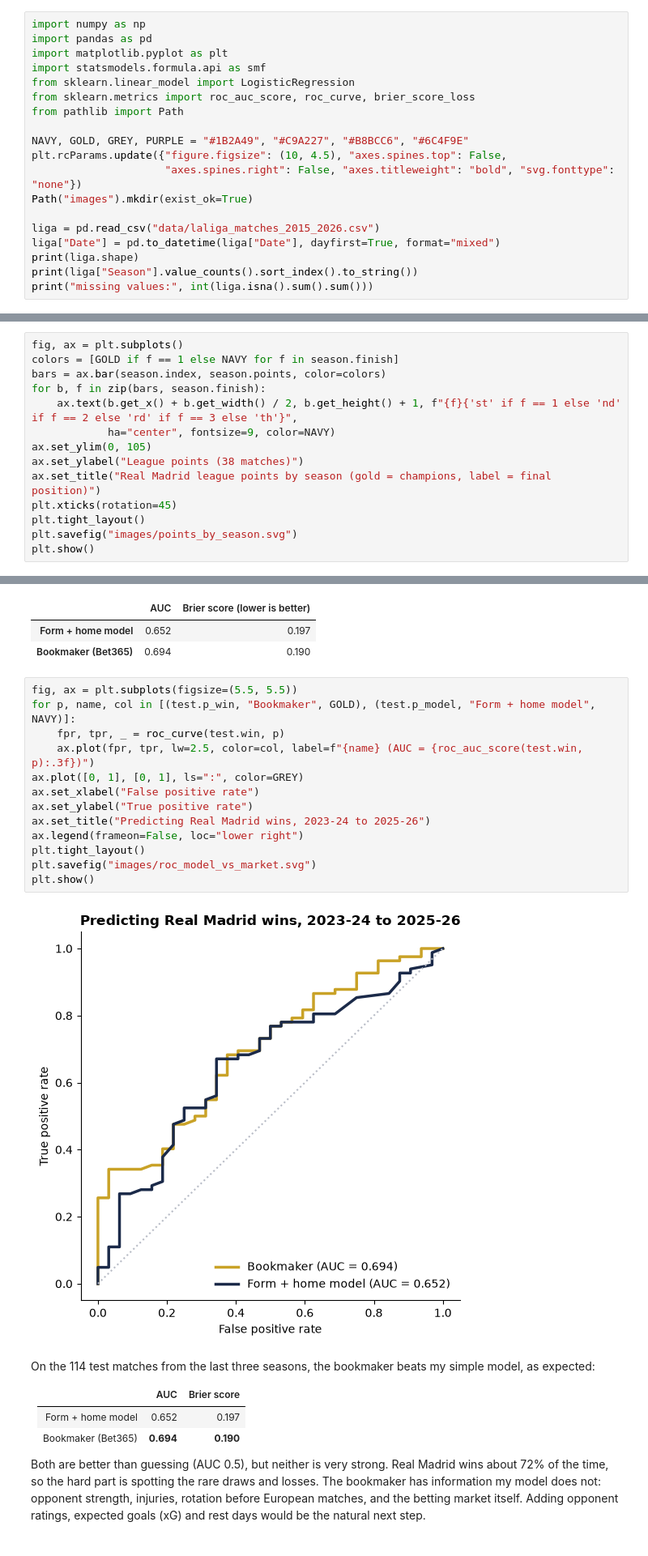
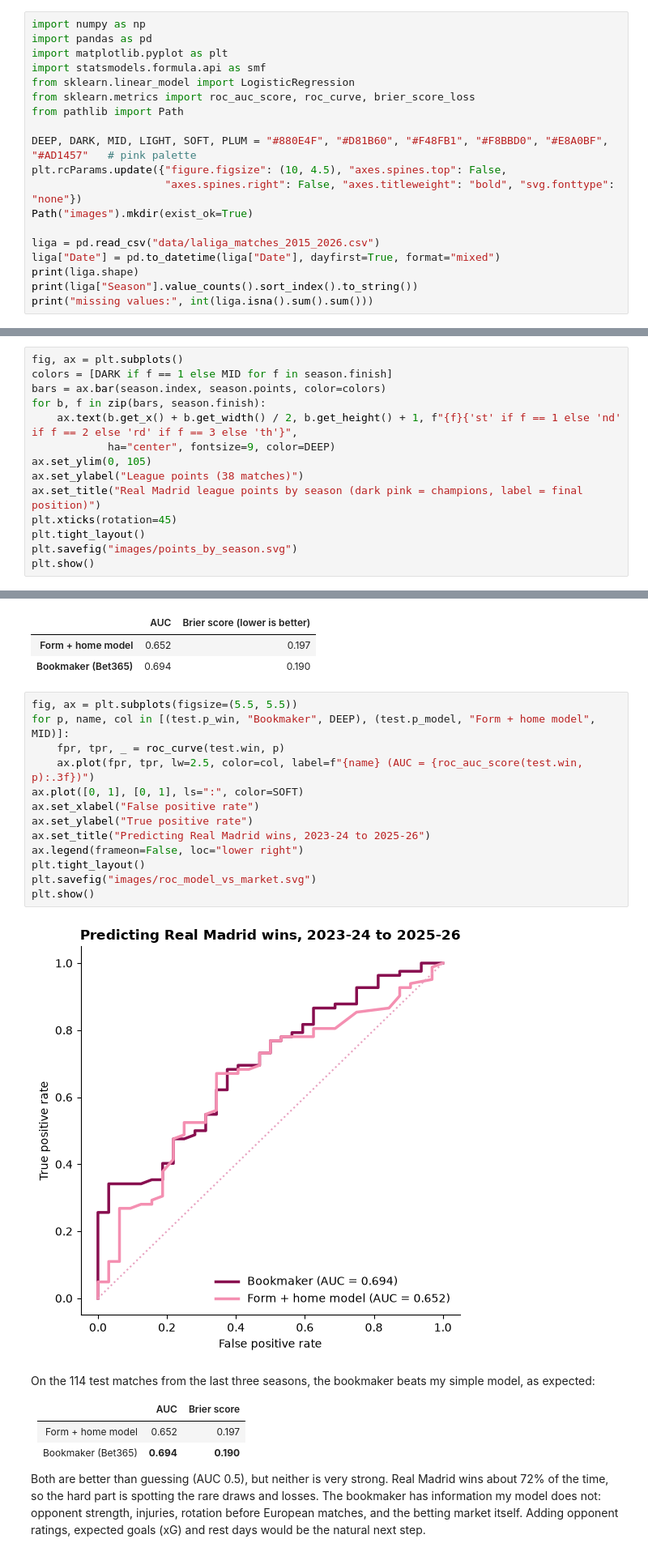
Before and after one commit to msmontoyaa/real-madrid-match-analytics, a Jupyter notebook: real_madrid_analysis.ipynb, the cells around one changed output, grey strips where cells are left out. Shown at 81% size. Cells and saved outputs as stored; diff of their text form.

```diff
--- a/real_madrid_analysis.ipynb
+++ b/real_madrid_analysis.ipynb
@@ -20,7 +20,7 @@ from sklearn.linear_model import LogisticRegression
 from sklearn.metrics import roc_auc_score, roc_curve, brier_score_loss
 from pathlib import Path
 
-NAVY, GOLD, GREY, PURPLE = "#1B2A49", "#C9A227", "#B8BCC6", "#6C4F9E"
+DEEP, DARK, MID, LIGHT, SOFT, PLUM = "#880E4F", "#D81B60", "#F48FB1", "#F8BBD0", "#E8A0BF", "#AD1457"   # pink palette
 plt.rcParams.update({"figure.figsize": (10, 4.5), "axes.spines.top": False,
                      "axes.spines.right": False, "axes.titleweight": "bold", "svg.fonttype": "none"})
 Path("images").mkdir(exist_ok=True)
@@ -123,14 +123,14 @@ season
 | 2025-26 | 38 | 27 | 5 | 6 | 86 | 77 | 35 | 42 | 2 | Barcelona |
 # %%
 fig, ax = plt.subplots()
-colors = [GOLD if f == 1 else NAVY for f in season.finish]
+colors = [DARK if f == 1 else MID for f in season.finish]
 bars = ax.bar(season.index, season.points, color=colors)
 for b, f in zip(bars, season.finish):
     ax.text(b.get_x() + b.get_width() / 2, b.get_height() + 1, f"{f}{'st' if f == 1 else 'nd' if f == 2 else 'rd' if f == 3 else 'th'}",
-            ha="center", fontsize=9, color=NAVY)
+            ha="center", fontsize=9, color=DEEP)
 ax.set_ylim(0, 105)
 ax.set_ylabel("League points (38 matches)")
-ax.set_title("Real Madrid league points by season (gold = champions, label = final position)")
+ax.set_title("Real Madrid league points by season (dark pink = champions, label = final position)")
 plt.xticks(rotation=45)
 plt.tight_layout()
 plt.savefig("images/points_by_season.svg")
@@ -392,19 +392,19 @@ train matches: 301, test matches: 114, test win rate: 0.719
 | Bookmaker (Bet365) | 0.694 | 0.190 |
 # %%
 fig, ax = plt.subplots(figsize=(5.5, 5.5))
-for p, name, col in [(test.p_win, "Bookmaker", GOLD), (test.p_model, "Form + home model", NAVY)]:
+for p, name, col in [(test.p_win, "Bookmaker", DEEP), (test.p_model, "Form + home model", MID)]:
     fpr, tpr, _ = roc_curve(test.win, p)
     ax.plot(fpr, tpr, lw=2.5, color=col, label=f"{name} (AUC = {roc_auc_score(test.win, p):.3f})")
-ax.plot([0, 1], [0, 1], ls=":", color=GREY)
+ax.plot([0, 1], [0, 1], ls=":", color=SOFT)
 ax.set_xlabel("False positive rate")
 ax.set_ylabel("True positive rate")
 ax.set_title("Predicting Real Madrid wins, 2023-24 to 2025-26")
 ax.legend(frameon=False, loc="lower right")
 plt.tight_layout()
 plt.savefig("images/roc_model_vs_market.svg")
 plt.show()
 # %% [output]
-[figure, old version]
+[figure, new version]
 # %% [markdown]
 On the 114 test matches from the last three seasons, the bookmaker beats my simple model, as expected:
 
```
Also changed, not shown: parts of 5 cells of this notebook, 6 other files.
